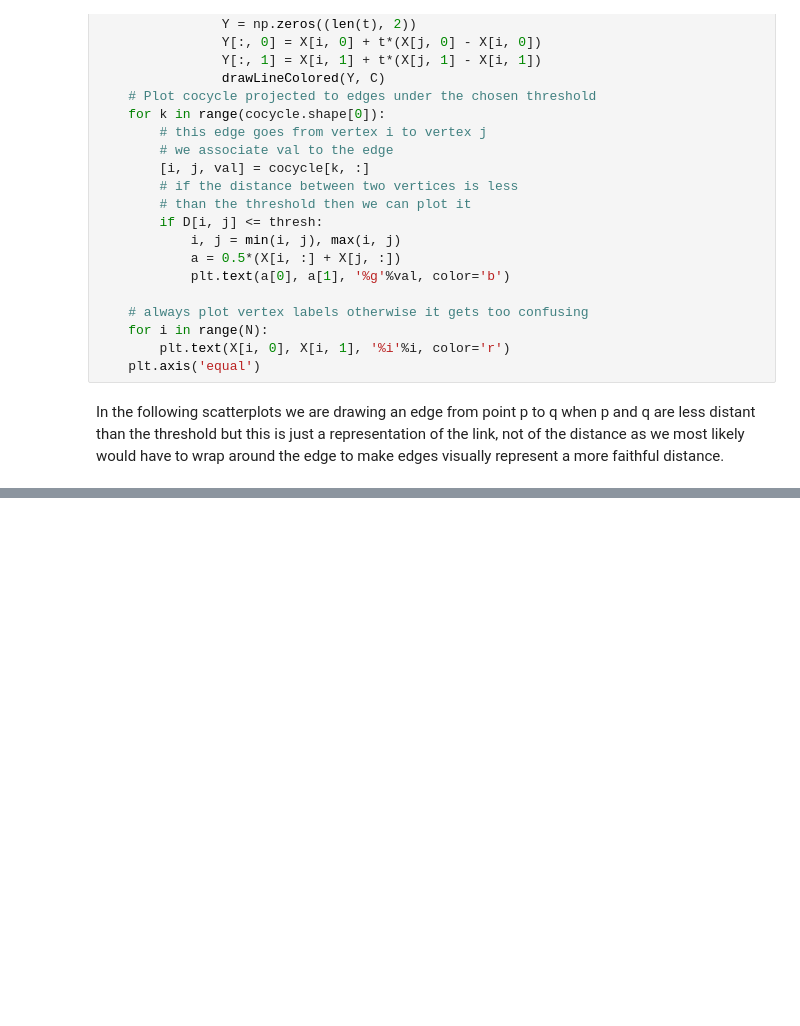
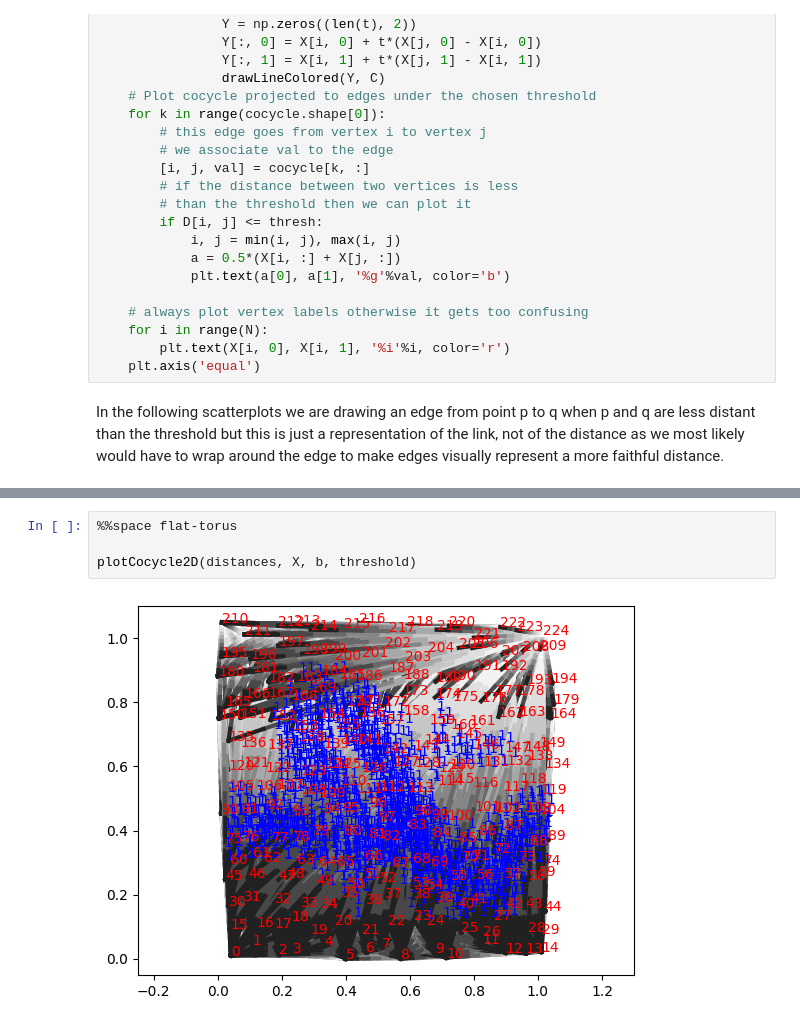
Before and after one commit to edoput/topological-data-analysis, a Jupyter notebook: circular coordinates.ipynb, the cells around one changed output, grey strips where cells are left out. Drawn from its saved outputs; the diff is of its cells as text; blank space fills up the shorter version.

```diff
--- a/circular coordinates.ipynb
+++ b/circular coordinates.ipynb
@@ -484,2 +487,8 @@ In the following scatterplots we are drawing an edge from point p to q when p an
+# %%
+%%space flat-torus
+
+plotCocycle2D(distances, X, b, threshold)
+# %% [output]
+[figure, added]
 # %%
 %%space flat-torus
```
Also changed, not shown: parts of 26 cells of this notebook.
